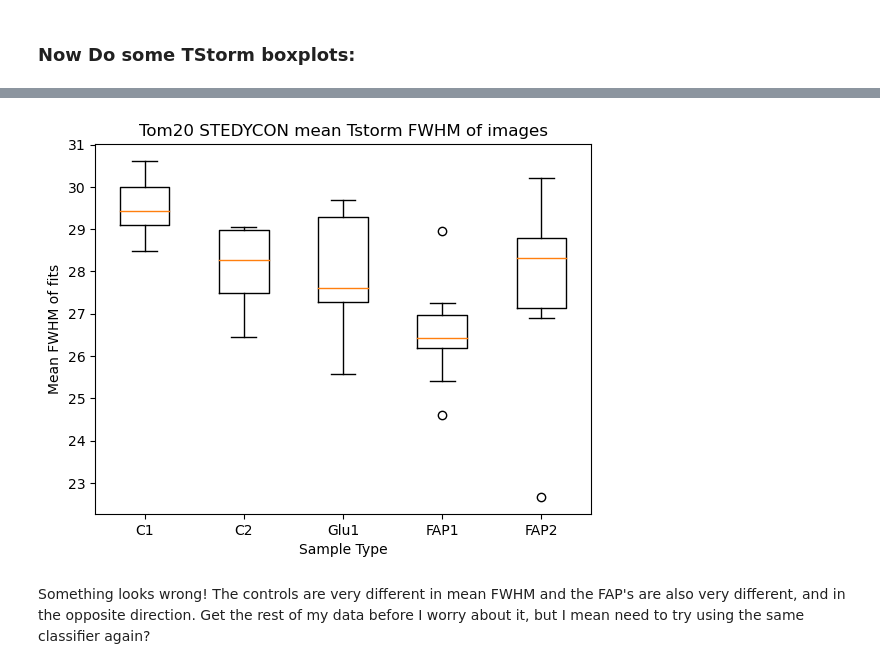
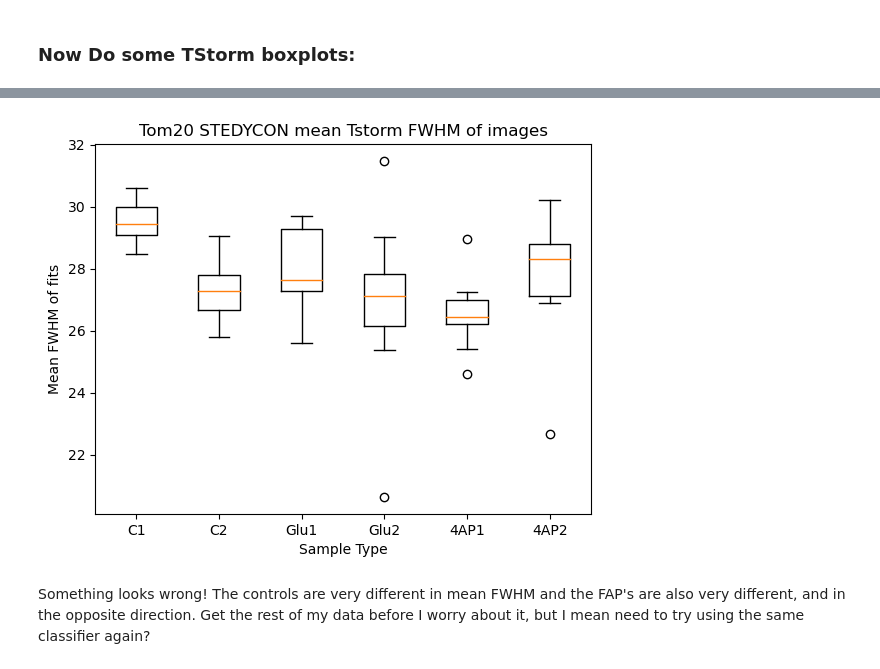
Before and after one commit to stephmeyer/STEDMitosActivity, a Jupyter notebook: Mitos_spot_analysis.ipynb, the cells around one changed output, grey strips where cells are left out. Saved outputs shown, nothing was run; the diff lists cells and outputs as text; code cells hidden in the pictures.

```diff
--- a/Mitos_spot_analysis.ipynb
+++ b/Mitos_spot_analysis.ipynb
@@ -65,9 +67,9 @@ FAP2_folder = "/Users/Stephanie/Library/CloudStorage/OneDrive-TheUniversityofCol
 # %%
 #C_folders = [C1_folder,C2_folder, C2_folder2]
-C_folders = [C1_folder,C2_folder] # Wait for Stable for C2_folder2
-C_classifiers = ["IMG0021_Control_Classifier2","IMG0013 classifier"]
-Glu_folders = [Glu1_folder] #Wait for Stable and decon3D images for analysis of Glu2
-Glu_classifiers = ["Glutamate_Image14_Traindata_classifier_2"]
+C_folders = [C1_folder,C2_folder, C2_folder2]
+C_classifiers = ["IMG0021_Control_Classifier2","IMG0013 classifier", "IMG0013 classifier"]
+Glu_folders = [Glu1_folder, Glu2_folder]
+Glu_classifiers = ["Glutamate_Image14_Traindata_classifier_2", "IMG0036_classifier"]
 FAP_folders = [FAP1_folder, FAP2_folder] #
 FAP_classifiers = ["IMG0041_4AP_classifier","IMG0012 4AP classifier"]
 # %%
@@ -200,14 +232,14 @@ STD:
 # %%
 #data = [C_FWHM_mean[0], np.concatenate((C_FWHM_mean[1],C_FWHM_mean[2]), Glu_FWHM_mean[0], Glu_FWHM_mean[1], FAP_FWHM_mean[0]]
-data = [C_FWHM_mean[0], C_FWHM_mean[1], Glu_FWHM_mean[0], FAP_FWHM_mean[0], FAP_FWHM_mean[1]]
+data = [C_FWHM_mean[0], np.concatenate((C_FWHM_mean[1],C_FWHM_mean[2])), Glu_FWHM_mean[0],Glu_FWHM_mean[1], FAP_FWHM_mean[0], FAP_FWHM_mean[1]]
 fig1, ax1 = plt.subplots()
 ax1.set_title('Tom20 STEDYCON mean Tstorm FWHM of images')
 ax1.set_xlabel('Sample Type')
-ax1.boxplot(data, labels=['C1','C2','Glu1','4AP1', '4AP2'])
+ax1.boxplot(data, labels=['C1','C2','Glu1','Glu2','4AP1', '4AP2'])
 ax1.set_ylabel('Mean FWHM of fits')
 plt.show()
 # %% [output]
-[figure, old version]
+[figure, new version]
 # %% [markdown]
 Something looks wrong!  The controls are very different in mean FWHM and the FAP's are also very different, and in the opposite direction.  Get the rest of my data before I worry about it, but I mean need to try using the same classifier again?
 # %%
```
Also changed, not shown: parts of 43 cells of this notebook.
